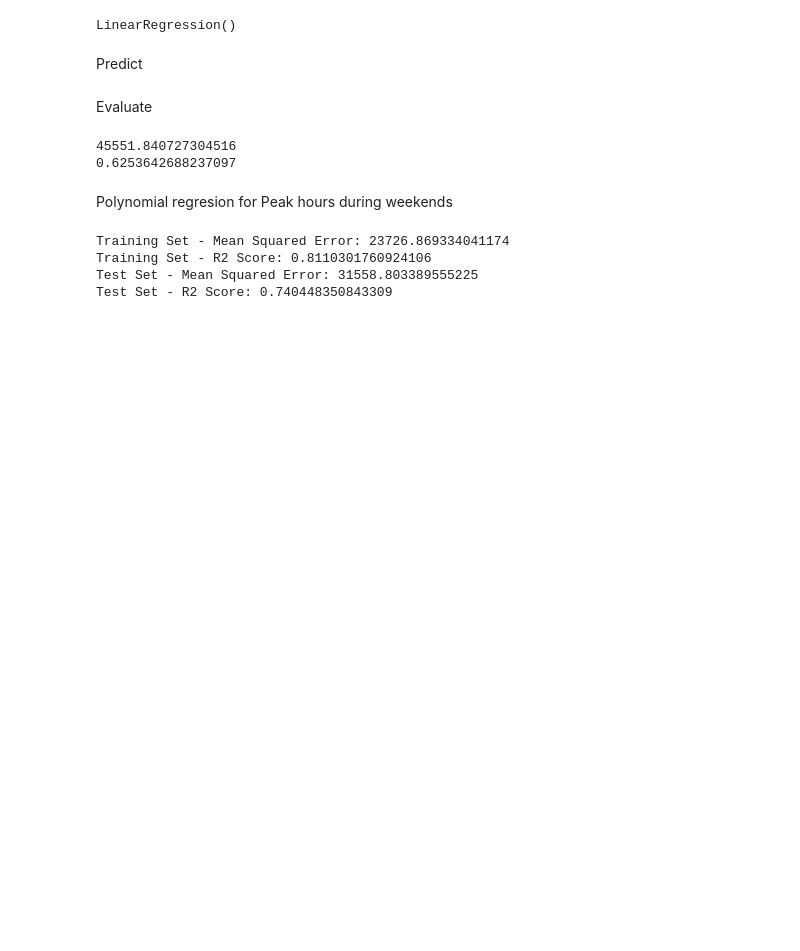
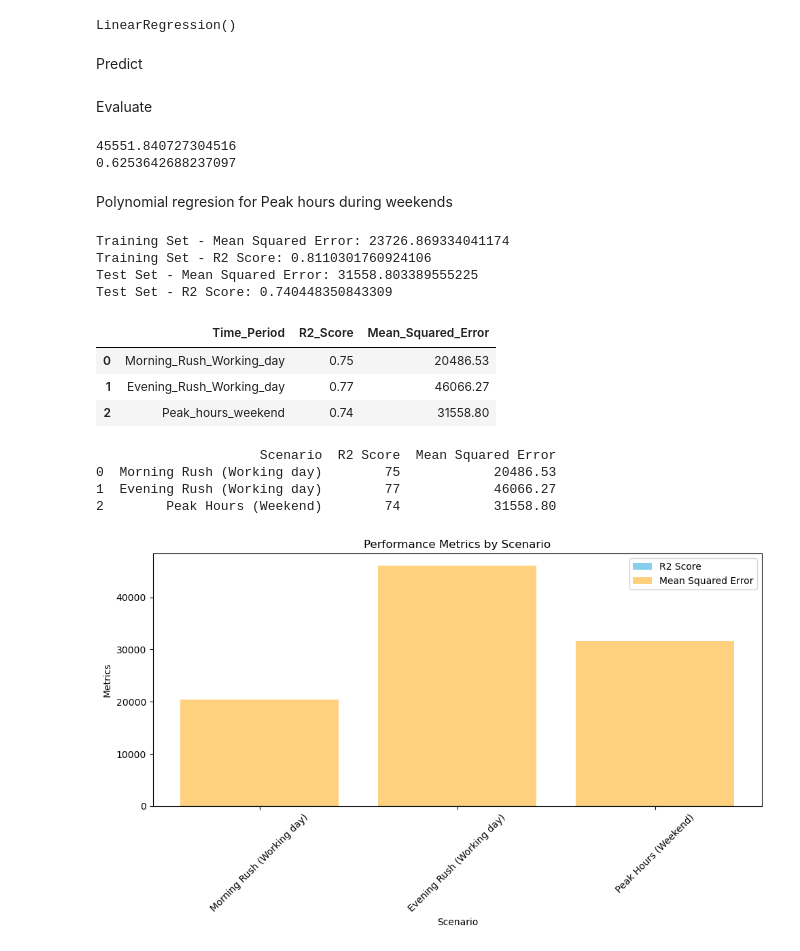
Before and after one commit to Godwin-Oti/Capital-Bike-Share-ED-Analysis-ML, a Jupyter notebook: ML/Daily_Hourly_Ride_Predictiton.ipynb, the cells around one changed output. Cells and saved outputs as stored; diff of their text form; code cells hidden in the pictures; blank space fills up the shorter version.

```diff
--- a/ML/Daily_Hourly_Ride_Predictiton.ipynb
+++ b/ML/Daily_Hourly_Ride_Predictiton.ipynb
@@ -741,0 +764,49 @@ Test Set - R2 Score: 0.740448350843309
+# %%
+import pandas as pd
+
+data = {
+    'Time_Period': ['Morning_Rush_Working_day', 'Evening_Rush_Working_day', 'Peak_hours_weekend'],
+    'R2_Score': [0.75, 0.77, 0.74],
+    'Mean_Squared_Error': [20486.53, 46066.27, 31558.80]
+}
+
+df = pd.DataFrame(data)
+df
+# %% [output]
+|  | Time_Period | R2_Score | Mean_Squared_Error |
+| 0 | Morning_Rush_Working_day | 0.75 | 20486.53 |
+| 1 | Evening_Rush_Working_day | 0.77 | 46066.27 |
+| 2 | Peak_hours_weekend | 0.74 | 31558.80 |
+# %%
+import pandas as pd
+import matplotlib.pyplot as plt
+
+# Creating a DataFrame from the given data
+data = {
+    'Scenario': ['Morning Rush (Working day)', 'Evening Rush (Working day)', 'Peak Hours (Weekend)'],
+    'R2 Score': [0.75, 0.77, 0.74],
+    'Mean Squared Error': [20486.53, 46066.27, 31558.80]
+}
+
+df = pd.DataFrame(data)
+
+# Print the DataFrame
+print(df)
+
+# Visualizing the data using a bar plot
+plt.figure(figsize=(10, 6))
+plt.bar(df['Scenario'], df['R2 Score'], color='skyblue', label='R2 Score')
+plt.bar(df['Scenario'], df['Mean Squared Error'], color='orange', label='Mean Squared Error', alpha=0.5)
+plt.xlabel('Scenario')
+plt.ylabel('Metrics')
+plt.title('Performance Metrics by Scenario')
+plt.legend()
+plt.xticks(rotation=45)
+plt.tight_layout()
+plt.show()
+# %% [output]
+                     Scenario  R2 Score  Mean Squared Error
+0  Morning Rush (Working day)        75            20486.53
+1  Evening Rush (Working day)        77            46066.27
+2        Peak Hours (Weekend)        74            31558.80
+[figure, added]
```
Also changed, not shown: parts of 8 cells of this notebook, 3 other files.
